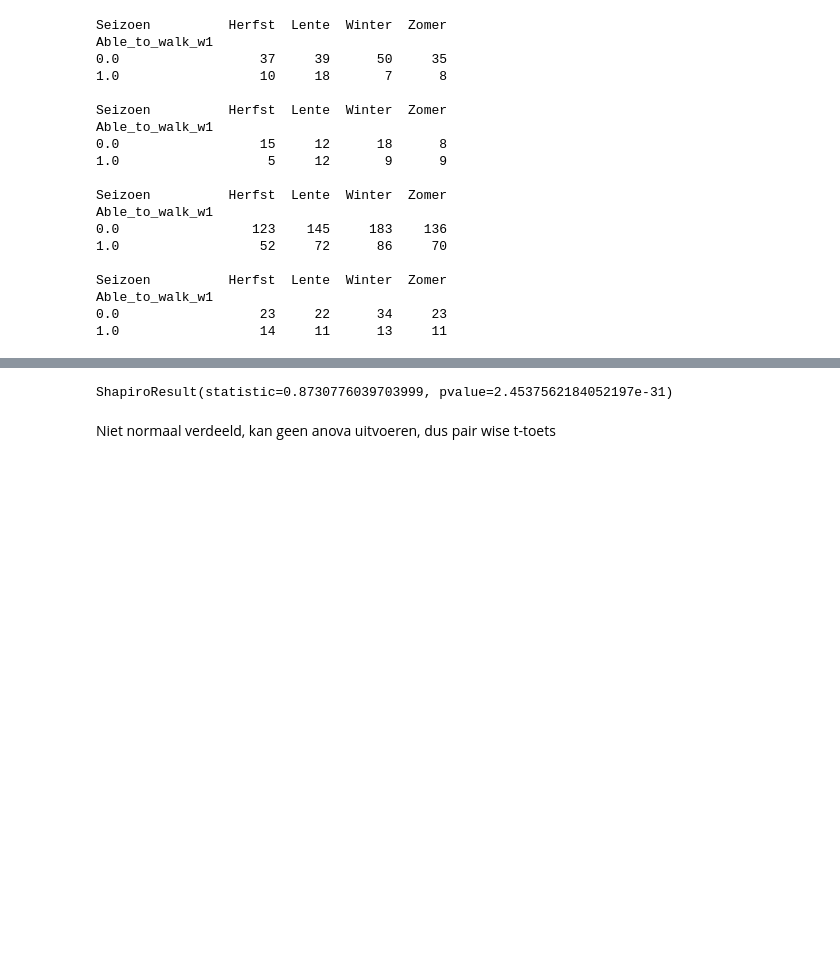
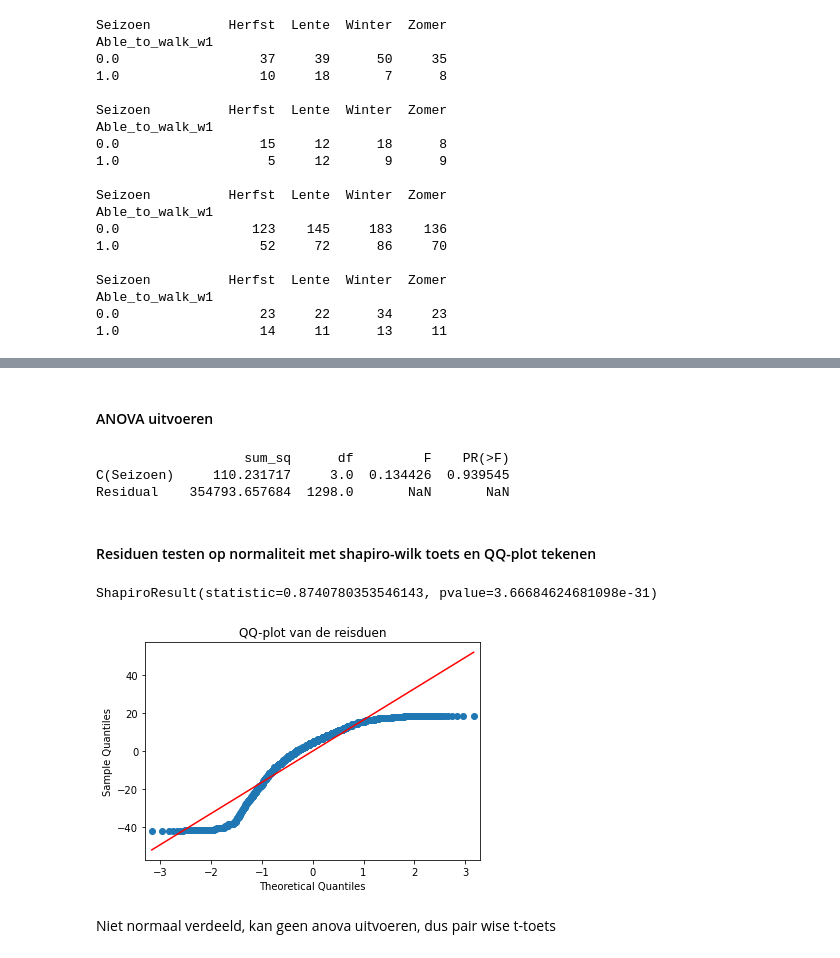
Before and after one commit to someoneontheworld/Modelleren-project, a Jupyter notebook: modelleren_code_groep_17.ipynb, the cells around one changed output, grey strips where cells are left out. Cells and saved outputs as stored; diff of their text form; code cells hidden in the pictures; blank space fills up the shorter version.

```diff
--- a/modelleren_code_groep_17.ipynb
+++ b/modelleren_code_groep_17.ipynb
@@ -1428,4 +1519,2 @@ Text(0.5, 1.0, 'Seizoensverdeling MRC_sun_e over de seizoenen')
-# %%
-stats.shapiro(df['MRC_sum_e'].dropna())
-# %% [output]
-ShapiroResult(statistic=0.8730776039703999, pvalue=2.4537562184052197e-31)
+# %% [markdown]
+#### ANOVA uitvoeren
@@ -1432,3 +1524,35 @@ ShapiroResult(statistic=0.8730776039703999, pvalue=2.4537562184052197e-31)
+# %%
+df_mrc = df[['MRC_sum_e', 'Seizoen']]
+#df_mrc.loc[:, 'Seizoen'] = df_mrc['Seizoen'].astype('category')
+
+# Step 2: Define the ANOVA model using OLS (Ordinary Least Squares)
+model = ols('MRC_sum_e ~ C(Seizoen)', data=df_mrc).fit()
+
+# Step 3: Perform ANOVA
+anova_table = sm.stats.anova_lm(model, typ=2)
+
+# Display the ANOVA table
+print(anova_table)
+# %% [output]
+                   sum_sq      df         F    PR(>F)
+C(Seizoen)     110.231717     3.0  0.134426  0.939545
+Residual    354793.657684  1298.0       NaN       NaN
+# %% [markdown]
+#### Residuen testen op normaliteit met shapiro-wilk toets en QQ-plot tekenen
+# %%
+residuen = model.resid
+
+print(stats.shapiro(residuen))
+
+sm.qqplot(residuen, line = 's' )
+# line = s =>standardized line, the expected order statistics are scaled by the standard deviation
+# of the given sample and have the mean added to them
+# https://www.statsmodels.org/dev/generated/statsmodels.graphics.gofplots.qqplot.html
+plt.title('QQ-plot van de reisduen')
+plt.show()
+# %% [output]
+ShapiroResult(statistic=0.8740780353546143, pvalue=3.66684624681098e-31)
+[figure, added]
 # %% [markdown]
 Niet normaal verdeeld, kan geen anova uitvoeren, dus pair wise t-toets
 # %% [markdown]
```
Also changed, not shown: parts of 131 cells of this notebook.
